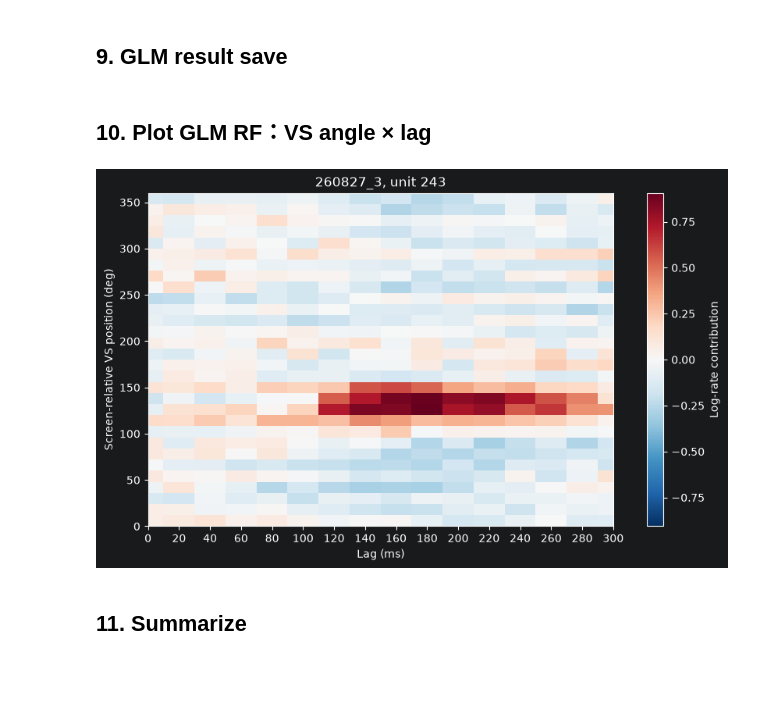
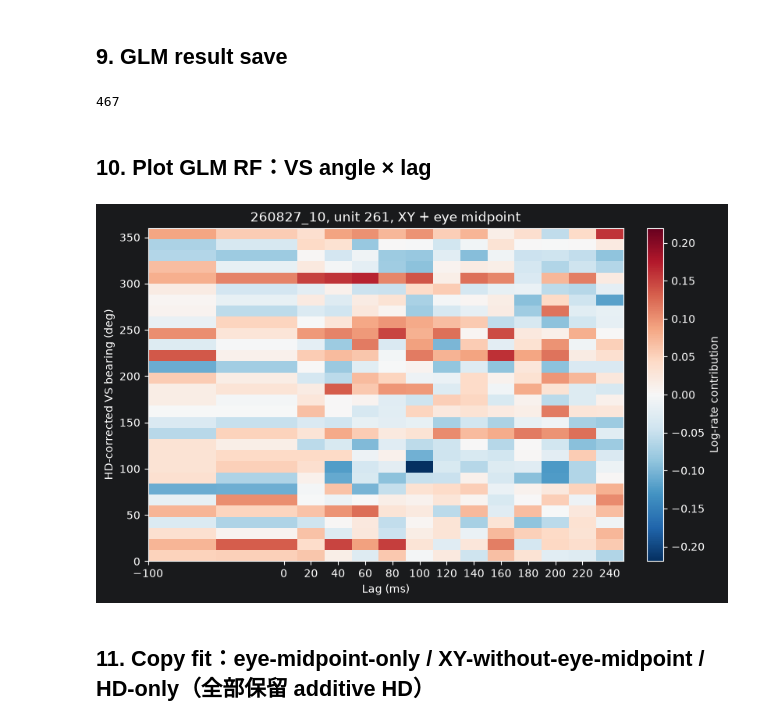
Before and after one commit to KaiCao2003/rfmapping, a Jupyter notebook: glm/minimal_glm.ipynb, the cells around one changed output. Saved outputs shown, nothing was run; the diff lists cells and outputs as text; code cells hidden in the pictures; blank space fills up the shorter version.

```diff
--- a/glm/minimal_glm.ipynb
+++ b/glm/minimal_glm.ipynb
@@ -3,25 +3,37 @@
 # %%
 import json
+import sys
 from pathlib import Path
 
 import jax
 import matplotlib.pyplot as plt
 import nemos as nmo
 import numpy as np
+import pandas as pd
 from scipy.io import loadmat
+from scipy.spatial.transform import Rotation
 
+sys.path.append(str(Path.cwd().parent))
+from Utils.tuning_curve_utils import get_exposure_timestamps
 
-session_dir = Path("/mnt/senzailab/Kai/#Recording/m19/260827/260827_3")
+session_ID: int = 10
+session_dir = Path(f"/mnt/senzailab/Kai/#Recording/m19/260827/260827_{session_ID}")
+
 data_dir = session_dir / "data"
-kilosort_dir = session_dir / "kilosort/ProbeA/kilosort_3"
+kilosort_dir = session_dir / f"kilosort/ProbeA/kilosort_{session_ID}"
+calibration_path = session_dir / "260821.calib"
 output_dir = data_dir / "glm"
-unit_id = 243
+unit_id = 261
 bin_size = 0.02
 angle_bin_size = 12
-max_lag = 0.3
+pre_onset_lag = -0.1
+max_lag = 0.25
 train_fraction = 0.8
 regularizer_strength = 0.001
 random_seed = 0
+headplate_name = "hp4"
+camera_input_channel = 1
+camera_ttl_threshold = 14000
 # %% [markdown]
 ## 1. 读 mat file
 # %%
@@ -82,7 +215,7 @@ angle_edges = np.arange(angle_count + 1) * angle_bin_size
 angle_centers = (angle_edges[:-1] + angle_edges[1:]) / 2
 angle_basis = np.eye(angle_count)
 lag_steps = np.arange(round(max_lag / bin_size) + 1)
-lags = lag_steps * bin_size
+lags = np.concatenate([[pre_onset_lag], lag_steps * bin_size])
 lag_basis = np.eye(len(lags))
 
 model = nmo.glm.GLM(
@@ -139,55 +358,83 @@ np.savetxt(
     delimiter=",", header="start,end,position,luminance", comments="", fmt="%.18g",
 )
 np.savetxt(
+    output_dir / "head_direction_aligned.csv",
+    np.column_stack([hd_frames, camera_frame_times, frame_head_direction]),
+    delimiter=",", header="frame,camera_time_adc,head_direction_deg",
+    comments="", fmt="%.18g",
+)
+np.savetxt(
     output_dir / f"{unit_id}_spikes.csv",
     np.column_stack([unit_spike_samples, unit_spike_times]),
     delimiter=",", header="spike_samples,spike_times", comments="", fmt=["%d", "%.18g"],
 )
 result = np.column_stack([
-    time, trial_index, vs_position, onset, white, spike_counts, predicted_counts,
+    time, trial_index, screen_position, head_direction, hp4_x, hp4_y, eye_x, eye_y,
+    vs_position, vs_position_eye_only, vs_position_xy_no_eye,
+    vs_position_hd_only, onset, white,
+    spike_counts, predicted_counts,
     firing_rate, generated_spike_counts, train, test,
 ])
 np.savetxt(
     output_dir / f"{unit_id}.csv", result, delimiter=",", comments="", fmt="%.18g",
-    header="time,trial_index,vs_position,onset,white,spike_counts,predicted_counts,"
+    header="time,trial_index,raw_vs_position,head_direction,hp4_x,hp4_y,eye_x,eye_y,"
+           "vs_bearing_xy_eye,vs_bearing_eye_only,vs_bearing_xy_no_eye,"
+           "vs_bearing_hd_only,"
+           "onset,white,spike_counts,predicted_counts,"
            "firing_rate,generated_spike_counts,train,test",
 )
 design_labels = [
     f"vs_{angle}_lag_{lag}"
     for lag in np.rint(lags * 1000).astype(int) for angle in angle_edges[:-1]
-]
+] + ["hd_cos_z", "hd_sin_z"]
 np.savetxt(
-    output_dir / f"{unit_id}_design.csv", design, delimiter=",", fmt="%d",
+    output_dir / f"{unit_id}_design.csv", design, delimiter=",", fmt="%.18g",
     header=",".join(design_labels), comments="",
 )
-
 # 输入和输出重建使用相同的 binary basis；拟合出的系数不是 0/1。
-coefficients = np.asarray(model.coef_).reshape(len(lags), angle_count).T
+all_coefficients = np.asarray(model.coef_)
+coefficients = all_coefficients[:vs_feature_count].reshape(
+    len(lags), angle_count,
+).T
 rf = angle_basis @ coefficients @ lag_basis.T
 np.savetxt(
     output_dir / f"{unit_id}_rf.csv",
     np.column_stack([np.repeat(angle_centers, len(lags)),
                      np.tile(lags, angle_count), rf.ravel()]),
-    delimiter=",", header="vs_position,lag,coefficient", comments="", fmt="%.18g",
+    delimiter=",", header="vs_bearing_xy_eye,lag,coefficient", comments="", fmt="%.18g",
 )
+
+hd_parameters = {
+    "source": str(hd_path),
+    "calibration": str(calibration_path),
+    "feature_names": design_labels[-2:],
+    "training_mean": hd_feature_mean.tolist(),
+    "training_scale": hd_feature_scale.tolist(),
+    "coefficients": all_coefficients[vs_feature_count:].tolist(),
+}
+(output_dir / f"{unit_id}_hd.json").write_text(
+    json.dumps(hd_parameters, indent=2) + "\n"
+)
+# %% [output]
+467
 # %% [markdown]
 ## 10. Plot GLM RF：VS angle × lag
 # %%
 fig, axis = plt.subplots(figsize=(8, 5), layout="constrained")
 limit = np.abs(rf).max()
 plot = axis.pcolormesh(
     lags * 1000, angle_centers, rf,
     shading="nearest", cmap="RdBu_r", vmin=-limit, vmax=limit,
 )
 axis.set(
-    xlabel="Lag (ms)", ylabel="Screen-relative VS position (deg)",
-    xlim=(0, max_lag * 1000), ylim=(0, 360),
-    xticks=lags * 1000, title=f"{session_dir.name}, unit {unit_id}",
+    xlabel="Lag (ms)", ylabel="HD-corrected VS bearing (deg)",
+    xlim=(pre_onset_lag * 1000, max_lag * 1000), ylim=(0, 360),
+    xticks=lags * 1000, title=f"{session_dir.name}, unit {unit_id}, XY + eye midpoint",
 )
 fig.colorbar(plot, ax=axis, label="Log-rate contribution")
 fig.savefig(output_dir / f"{unit_id}.png", dpi=160)
 plt.show()
 # %% [output]
-[figure, old version]
+[figure, new version]
 # %% [markdown]
-## 11. Summarize
+## 11. Copy fit：eye-midpoint-only / XY-without-eye-midpoint / HD-only（全部保留 additive HD）
```
Also changed, not shown: parts of 15 cells of this notebook, 1 other file.
